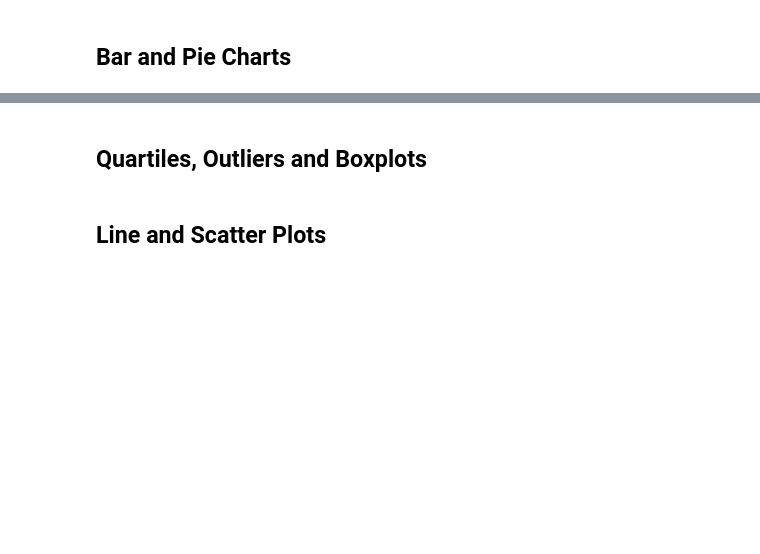
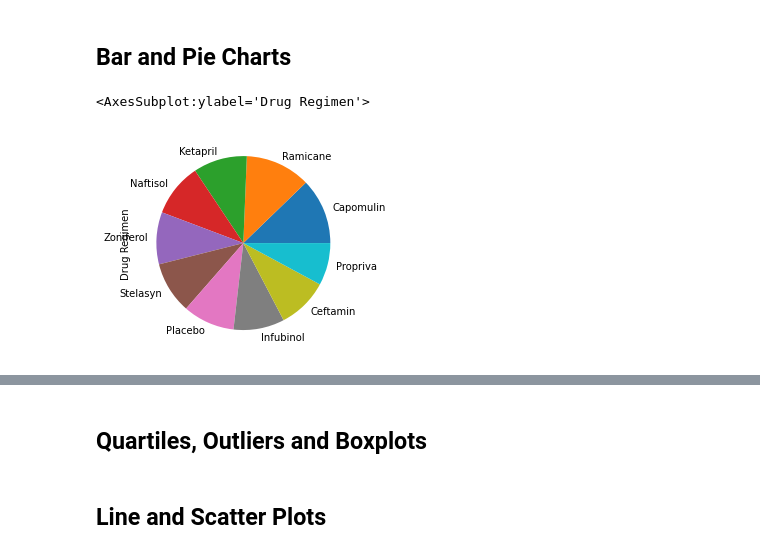
Before and after one commit to agomeso/Matplotlib-Challenge, a Jupyter notebook: Pymaceuticals/pymaceuticals_starter.ipynb, the cells around one changed output, grey strips where cells are left out. Saved outputs shown, nothing was run; the diff lists cells and outputs as text; code cells hidden in the pictures; blank space fills up the shorter version.

```diff
--- a/Pymaceuticals/pymaceuticals_starter.ipynb
+++ b/Pymaceuticals/pymaceuticals_starter.ipynb
@@ -62,6 +77,6 @@ mouse_df.loc[mouse_df[["Mouse ID","Timepoint"]].duplicated(keep=False),:]
 # %%
 # Create a clean DataFrame by dropping the duplicate mouse by its ID.
-mouse_df.set_index("Mouse ID")
-mouse_df.drop(index='g989')
-mouse_df
+# mouse_df.set_index("Mouse ID")
+mouse_cleaned_df = mouse_df.loc[(mouse_df["Mouse ID"] != "g989"),:]
+mouse_cleaned_df
 # %% [output]
@@ -84,5 +165,10 @@ KeyError: "['g989'] not found in axis"
 ## Bar and Pie Charts
 # %%
 # Generate a bar plot showing the total number of measurements taken on each drug regimen using pandas.
+measure_by_regimen = mouse_cleaned_df["Drug Regimen"].value_counts()
+measure_by_regimen.plot(kind="pie")
+# %% [output]
+<AxesSubplot:ylabel='Drug Regimen'>
+[figure, added]
 # %%
 # Generate a bar plot showing the total number of measurements taken on each drug regimen using pyplot.
```
Also changed, not shown: parts of 8 cells of this notebook.
